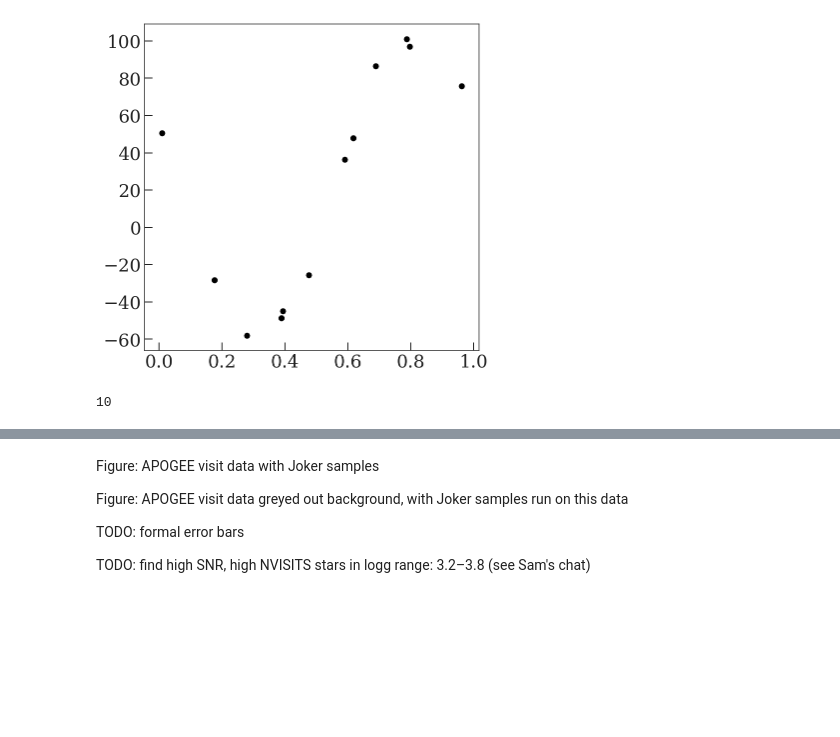
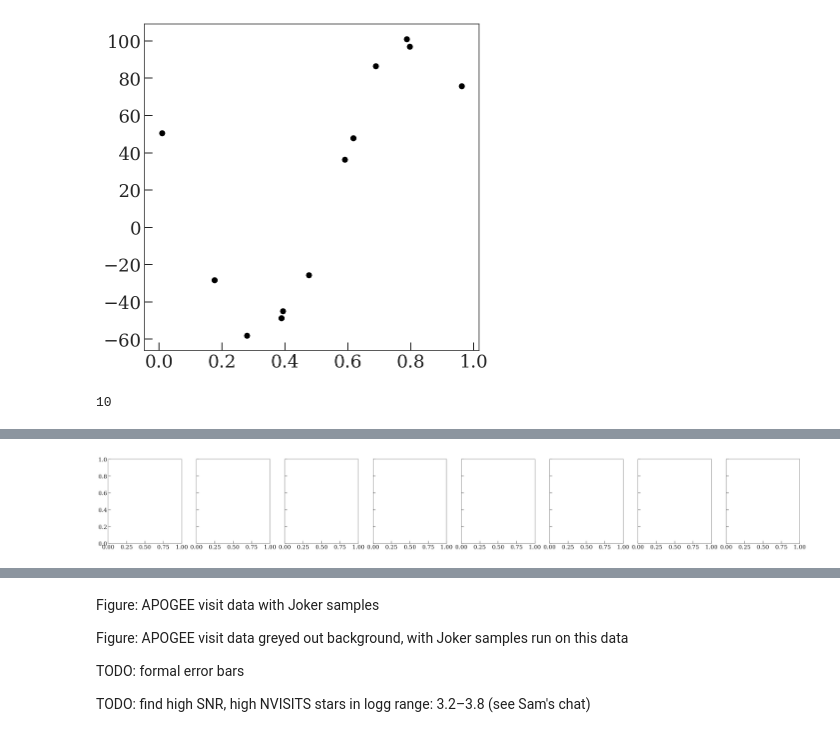
Before and after one commit to adrn/FunDepartment, a Jupyter notebook: notebooks/Run-on-visits.ipynb, the cells around one changed output, grey strips where cells are left out. Cells and saved outputs as stored; diff of their text form; code cells hidden in the pictures; blank space fills up the shorter version.

```diff
--- a/notebooks/Run-on-visits.ipynb
+++ b/notebooks/Run-on-visits.ipynb
@@ -110,4 +304,7 @@ normed_ref_spectrum.shape, s.shape
 # %%
+# for cross-correlation
+dv = 4 * u.km/u.s
+
 mjds = []
 cc_rvs = []
 visit_vrels = []
@@ -116,57 +313,45 @@ visit_pmf = []
 
 np.random.seed(42)
 
-for visit in sorted(visits, key=lambda x: x['JD']):
+# for visit in sorted(visits, key=lambda x: x['JD']):
+for visit in visits:
     spectra = visit.get_frame_spectra()
 
     other_visits = [v for v in visits if v['FILE'] != visit['FILE']]
 
-    for frame, s in spectra.items():
+    cc_fig, cc_axes = plt.subplots(1, len(spectra),
+                                   figsize=(5 * len(spectra), 5),
+                                   sharex=True, sharey=True)
+
+    for j, (frame, s) in enumerate(spectra.items()):
         print(frame)
 
         time = visit.frame_times[frame]
-        # 1) biased, but original choice:
-        # visit_spectrum = visit.get_spectrum()
 
-        # 2) works, but arbitrary
-        other_visit = other_visits[1]  # or could pick randomly...
-        visit_spectrum = other_visit.get_spectrum()
-#         visit_spectrum_flux = shift_and_interpolate(visit_spectrum,
-#                                                     -(other_visit['VREL'] - visit['VREL'])*u.km/u.s,
-#                                                     visit_spectrum.wavelength)
-#         visit_spectrum = Spectrum1D(visit_spectrum_flux*u.one,
-#                                     spectral_axis=visit_spectrum.wavelength)
-
-        # 3) use the leave-one-out combined spectrum
-#         normed_ref_spectrum = normalize_ref_to_frame(
-#             s, visit_spectrum, deg=9)  # MAGIC NUMBER
-
-        # Apply the masks:
-        visit_spectrum = apply_masks(visit_spectrum)
-        s = apply_masks(s)
+        template_spectrum = apply_masks(combined_spectrum, fillnan=True)
+        s = apply_masks(s, fillnan=True)
+        masked_template_spectrum = apply_masks(combined_spectrum)
+        masked_s = apply_masks(s)
 
         normed_ref_spectrum = normalize_ref_to_frame(
-            s, visit_spectrum, deg=9)  # MAGIC NUMBER
-
-        normed_ref_spectrum, s = apply_masks(normed_ref_spectrum, s)
+            masked_s, masked_template_spectrum, deg=9,  # MAGIC NUMBER
+            dv=visit['VREL']*u.km/u.s)
 
         fig, filename = plot_normalized_ref_spectrum(
             visit, frame,
-            s, visit_spectrum, normed_ref_spectrum)
+            s, template_spectrum, normed_ref_spectrum)
         filename.parent.mkdir(exist_ok=True, parents=True)
         fig.savefig(filename, dpi=250)
         plt.close(fig)
 
-        dv = 4.*u.km/u.s
-        cc, cc_vs = bag_of_hacks_cross_correlate(
+        cc, cc_vs, (ffd, M) = bag_of_hacks_cross_correlate(
 #         cc, vs = cross_correlate(
             s, normed_ref_spectrum,
-            K_half=7, dv=dv)
+            K_half=7, dv=dv, v0=visit['VREL']*u.km/u.s)
         cc_dv, cc_poly = parabola_optimum(cc_vs.value, cc)
 
         cc_rvs.append(cc_dv)
         visit_vrels.append(visit['VREL'])
-#         visit_vrels.append(other_visit['VREL'])
         mjds.append(time.tcb.mjd)
 
         rv_correct = visit.skycoord.radial_velocity_correction(
@@ -178,33 +363,27 @@ for visit in sorted(visits, key=lambda x: x['JD']):
                           int(visit['FIBERID'])))
 
         # ---
-#         fig, axes = plt.subplots(1, 2, figsize=(10, 5),
-#                                  sharex=True)
 
-#         ax = axes[0]
-#         ax.errorbar(vs.value, kernel, np.sqrt(np.diag(kernel_cov)),
-#                     marker='o', ls='none')
+        ax = cc_axes[j]
+        grid = np.linspace(visit['VREL'] - 2*dv.value,
+                           visit['VREL'] + 2*dv.value,
+                           128)
+        if cc_poly is not None:
+            ax.plot(grid, cc_poly(grid), marker='',
+                    zorder=-10, color='tab:blue', alpha=0.5)
+        ax.scatter(cc_vs.value, cc, color='#aaaaaa')
+        ax.axvline(cc_dv, color='tab:green')
 
-#         ax.axhline(0, zorder=-10, color='#aaaaaa')
-#         ax.axhline(1, zorder=-10, color='#aaaaaa')
-#         ax.axvline(kern_dv, color='tab:green')
-#         ax.set_title(frame)
+        break
 
-#         ax = axes[1]
-#         # ax.scatter(vs.value, (cc - 1) / 1e-3, color='#aaaaaa')
-#         grid = np.linspace(cc_vs.value.min(), cc_vs.value.max(), 128)
-#         # ax.plot(grid, (cc_poly(grid) - 1) / 1e-3, marker='')
-#         ax.plot(grid, cc_poly(grid), marker='')
-#         ax.scatter(cc_vs.value, cc, color='#aaaaaa')
-#         ax.axvline(cc_dv, color='tab:green')
-#         #ax.set_ylim(0.999, 1.001)
-#         fig.tight_layout()
-        break
     break
+
+    cc_fig.tight_layout()
+    cc_fig.savefig(plot_path / visit['APOGEE_ID'] / f"{visit['FILE']}-cc.png", dpi=250)
+    plt.close(cc_fig)
 
 mjds = np.array(mjds)
 cc_rvs = np.array(cc_rvs)
-kernel_rvs = np.array(kernel_rvs)
 visit_vrels = np.array(visit_vrels)
 rv_corrections = np.array(rv_corrections)
 visit_pmf = np.array(visit_pmf)
@@ -213,0 +393 @@ ValueError: Spectral axis length (1) must be the same size or one greater (if sp
+[figure, added]
```
Also changed, not shown: parts of 21 cells of this notebook, 4 other files.
